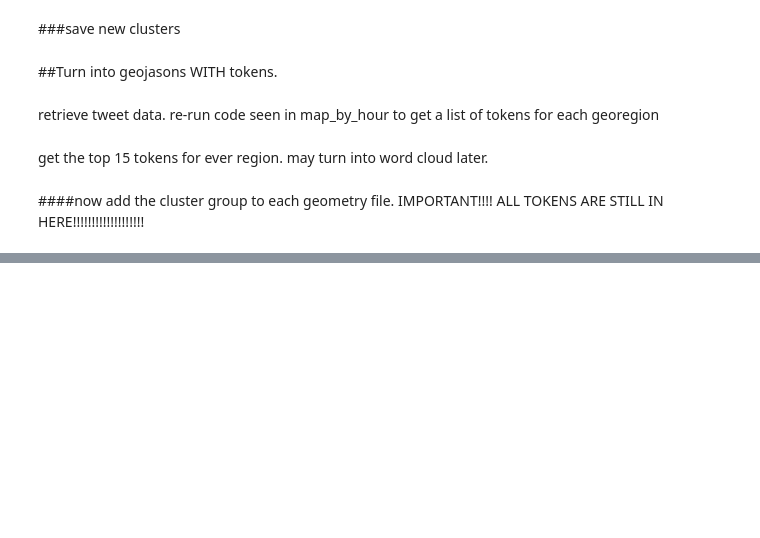
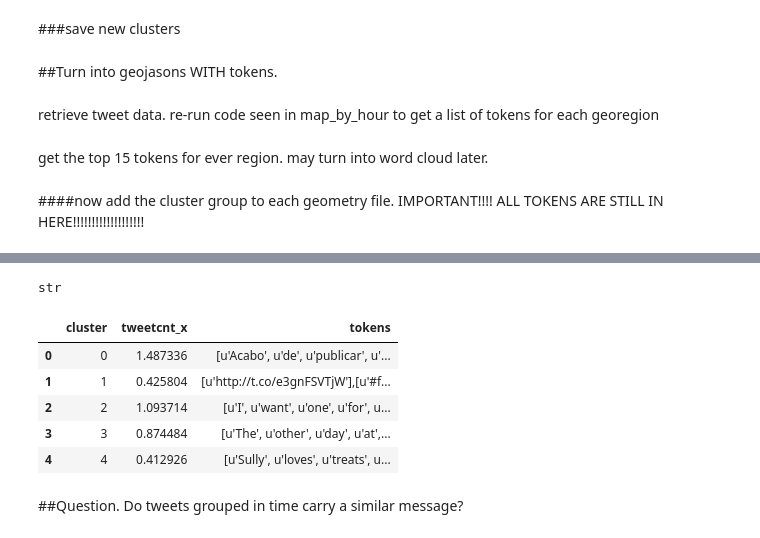
Before and after one commit to seawilloughby/media_mapper, a Jupyter notebook: data_pipeline/k_means_cluster_test.ipynb, the cells around one changed output, grey strips where cells are left out. Drawn from its saved outputs; the diff is of its cells as text; code cells hidden in the pictures; blank space fills up the shorter version.

```diff
--- a/data_pipeline/k_means_cluster_test.ipynb
+++ b/data_pipeline/k_means_cluster_test.ipynb
@@ -824,0 +853,4 @@ geo_k6.head(2)
+# %%
+type(geo_k6['tweetcnt_x'][0])
+# %% [output]
+str
@@ -824,0 +860,28 @@ geo_k6.head(2)
+# %%
+##Group Again For Text by Cluster
+
+#group then again by cluster
+#get a mean so can get mean rate for each cluster
+geo_k6['tweetcnt_x'] =geo_k6['tweetcnt_x'].astype(float)
+geo_k6_cluster = geo_k6.groupby(['cluster']).agg(np.mean).reset_index()
+geo_k6_cluster_txt = geo_k6.groupby(['cluster'])['tokens'].apply(lambda x: ','.join(x)).reset_index()
+geo_k6_cluster['tokens'] = geo_k6_cluster_txt['tokens']
+geo_k6_cluster = geo_k6_cluster[['cluster','tweetcnt_x', 'tokens']]
+
+
+#group then again by cluster
+#get a mean so can get mean rate for each cluster
+geo_k8['tweetcnt_x'] =geo_k8['tweetcnt_x'].astype(float)
+geo_k8_cluster = geo_k8.groupby(['cluster']).agg(np.mean).reset_index()
+geo_k8_cluster_txt = geo_k8.groupby(['cluster'])['tokens'].apply(lambda x: ','.join(x)).reset_index()
+geo_k8_cluster['tokens'] = geo_k8_cluster_txt['tokens']
+geo_k8_cluster = geo_k8_cluster[['cluster','tweetcnt_x', 'tokens']]
+# %%
+geo_k8_cluster.head()
+# %% [output]
+|  | cluster | tweetcnt_x | tokens |
+| 0 | 0 | 1.487336 | [u'Acabo', u'de', u'publicar', u'... |
+| 1 | 1 | 0.425804 | [u'http://t.co/e3gnFSVTjW'],[u'#f... |
+| 2 | 2 | 1.093714 | [u'I', u'want', u'one', u'for', u... |
+| 3 | 3 | 0.874484 | [u'The', u'other', u'day', u'at',... |
+| 4 | 4 | 0.412926 | [u'Sully', u'loves', u'treats', u... |
@@ -824,0 +896,2 @@ geo_k6.head(2)
+# %% [markdown]
+##Question. Do tweets grouped in time carry a similar message?
```
Also changed, not shown: parts of 18 cells of this notebook, 1 other file.
